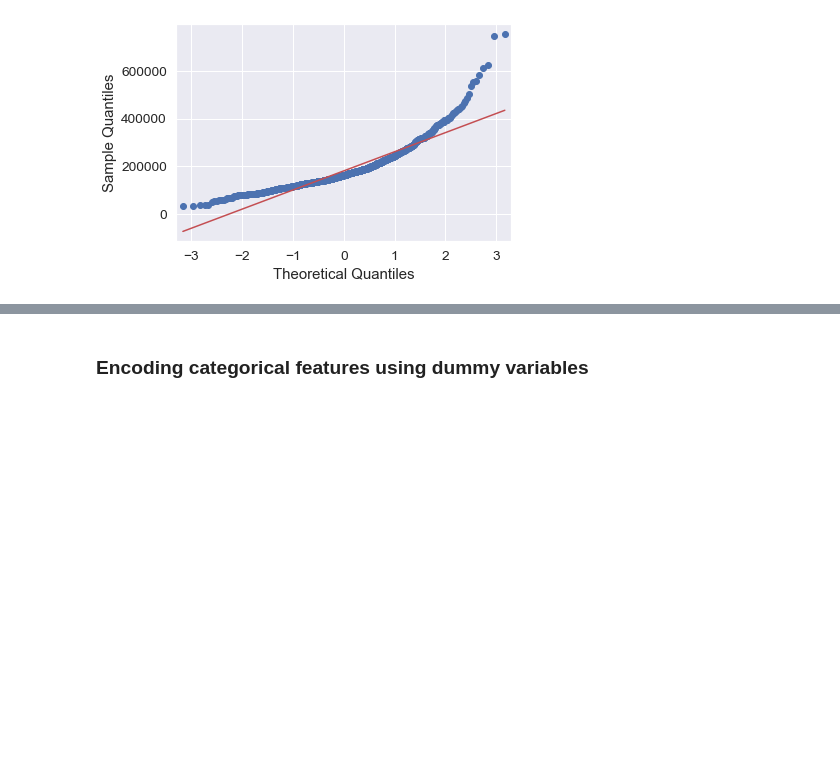
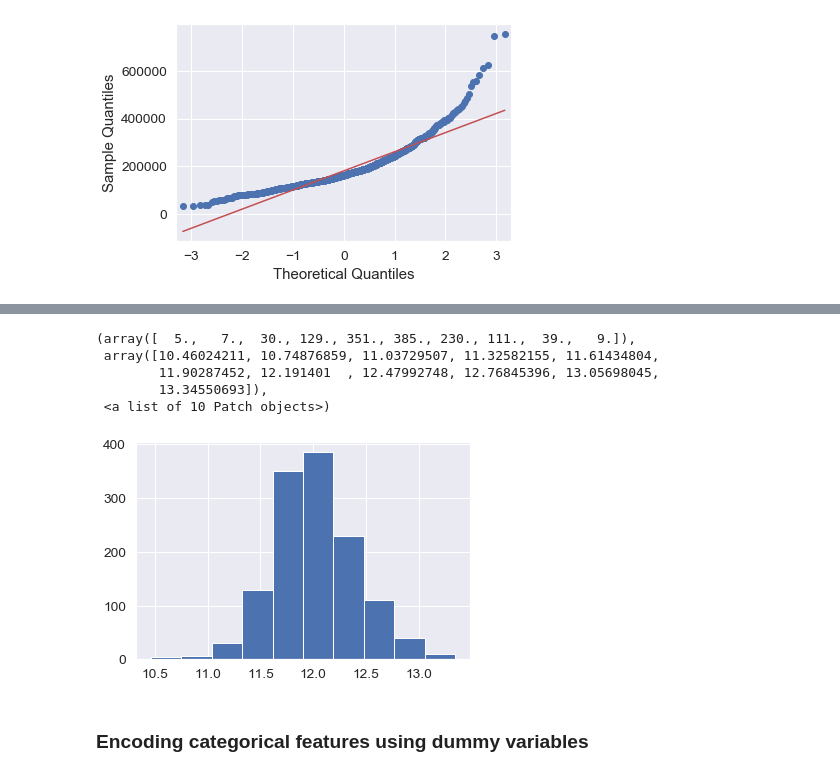
Before and after one commit to nastyh/Feature-Engineering--House-Prices, a Jupyter notebook: Features_for_MLOps.ipynb, the cells around one changed output, grey strips where cells are left out. Cells and saved outputs as stored; diff of their text form; code cells hidden in the pictures; blank space fills up the shorter version.

```diff
--- a/Features_for_MLOps.ipynb
+++ b/Features_for_MLOps.ipynb
@@ -365,5 +461,13 @@ train_clean.drop(['GarageArea','1stFlrSF','TotRmsAbvGrd'], axis = 1, inplace = T
 # %%
 # train['SalePrice'].describe()
-plt.hist(train['SalePrice'],bins = 20, log=True)
-plt.figure()
-plt.hist(train['SalePrice'], bins = 15)
+# plt.hist(train_rem['SalePrice'],bins = 20, log=True)
+# plt.figure()
+# plt.hist(train_rem['SalePrice'], bins = 20)
+plt.hist(np.log(train_rem['SalePrice']))
+# %% [output]
+(array([  5.,   7.,  30., 129., 351., 385., 230., 111.,  39.,   9.]),
+ array([10.46024211, 10.74876859, 11.03729507, 11.32582155, 11.61434804,
+        11.90287452, 12.191401  , 12.47992748, 12.76845396, 13.05698045,
+        13.34550693]),
+ <a list of 10 Patch objects>)
+[figure, added]
```
Also changed, not shown: parts of 18 cells of this notebook.
